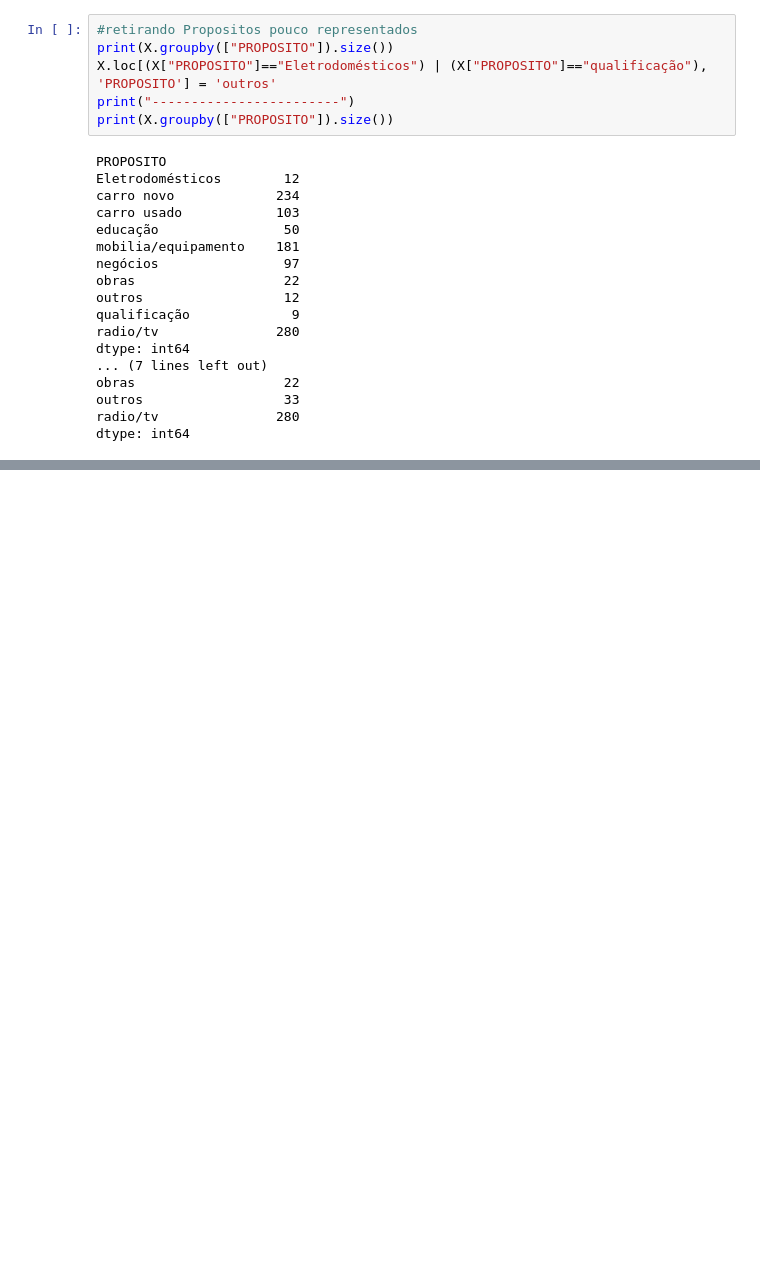
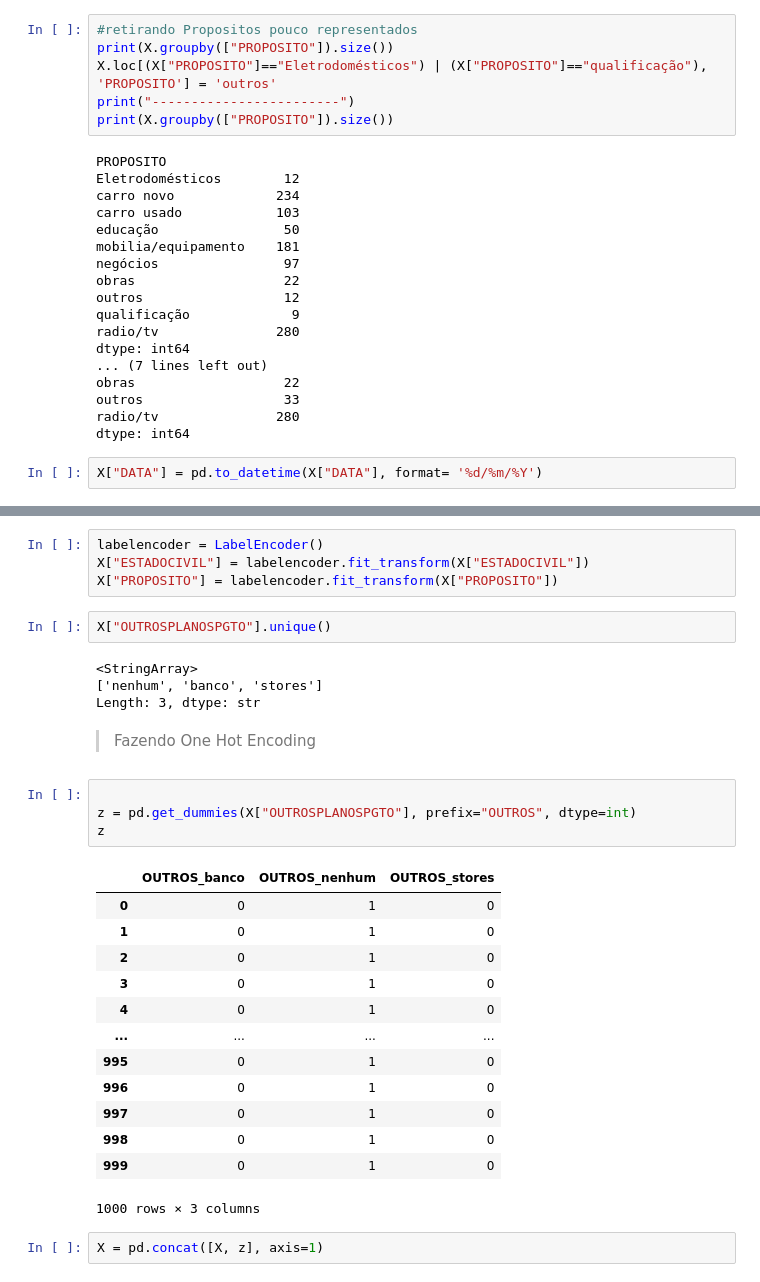
Before and after one commit to JoaoCarvalhov/IA_Aulas, a Jupyter notebook: B.Engenharia_de_Atributos/A.Eng_Atri.ipynb, the cells around one changed output, grey strips where cells are left out. Cells and saved outputs as stored; diff of their text form; blank space fills up the shorter version.

```diff
--- a/B.Engenharia_de_Atributos/A.Eng_Atri.ipynb
+++ b/B.Engenharia_de_Atributos/A.Eng_Atri.ipynb
@@ -133,3 +120,4 @@ outros                  33
 radio/tv               280
 dtype: int64
 # %%
+X["DATA"] = pd.to_datetime(X["DATA"], format= '%d/%m/%Y')
@@ -148,0 +158,32 @@ dtype: int64
+# %%
+labelencoder = LabelEncoder()
+X["ESTADOCIVIL"] = labelencoder.fit_transform(X["ESTADOCIVIL"])
+X["PROPOSITO"] = labelencoder.fit_transform(X["PROPOSITO"])
+# %%
+X["OUTROSPLANOSPGTO"].unique()
+# %% [output]
+<StringArray>
+['nenhum', 'banco', 'stores']
+Length: 3, dtype: str
+# %% [markdown]
+>Fazendo One Hot Encoding
+# %%
+
+z = pd.get_dummies(X["OUTROSPLANOSPGTO"], prefix="OUTROS", dtype=int)
+z
+# %% [output]
+|  | OUTROS_banco | OUTROS_nenhum | OUTROS_stores |
+| 0 | 0 | 1 | 0 |
+| 1 | 0 | 1 | 0 |
+| 2 | 0 | 1 | 0 |
+| 3 | 0 | 1 | 0 |
+| 4 | 0 | 1 | 0 |
+| ... | ... | ... | ... |
+| 995 | 0 | 1 | 0 |
+| 996 | 0 | 1 | 0 |
+| 997 | 0 | 1 | 0 |
+| 998 | 0 | 1 | 0 |
+| 999 | 0 | 1 | 0 |
+1000 rows × 3 columns
+# %%
+X = pd.concat([X, z], axis=1)
```
Also changed, not shown: parts of 9 cells of this notebook, 3 other files.
